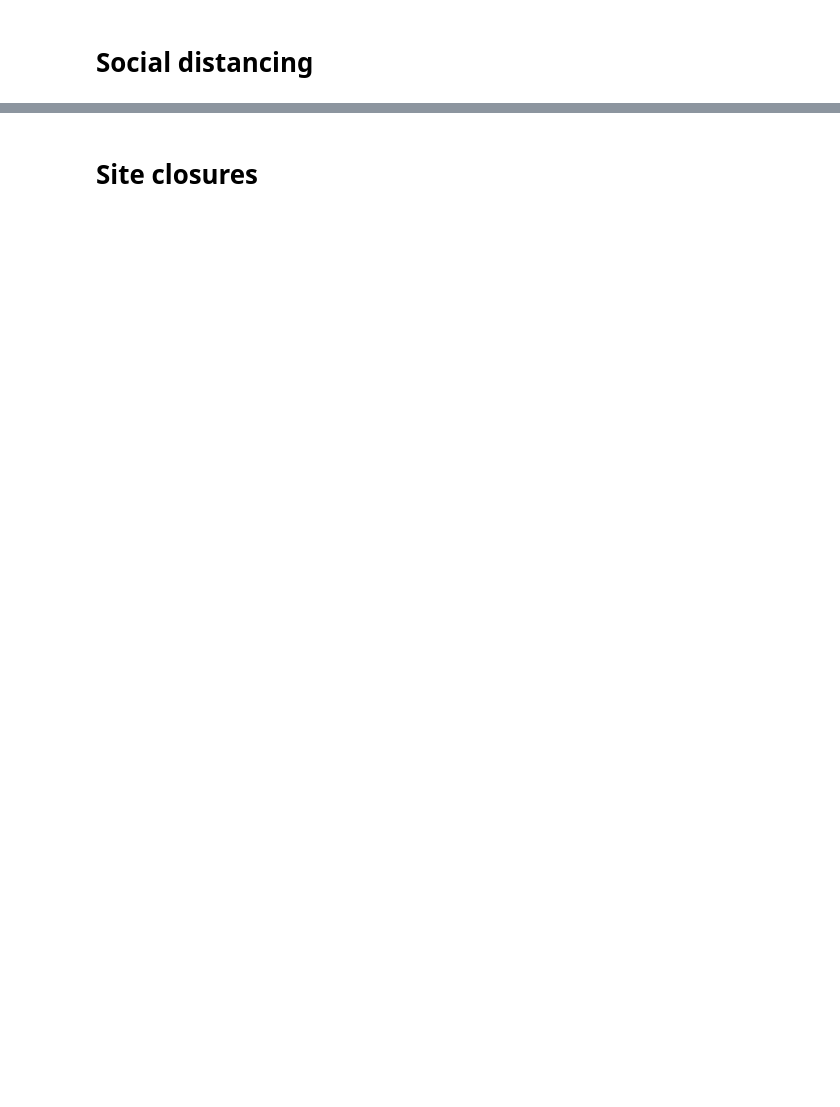
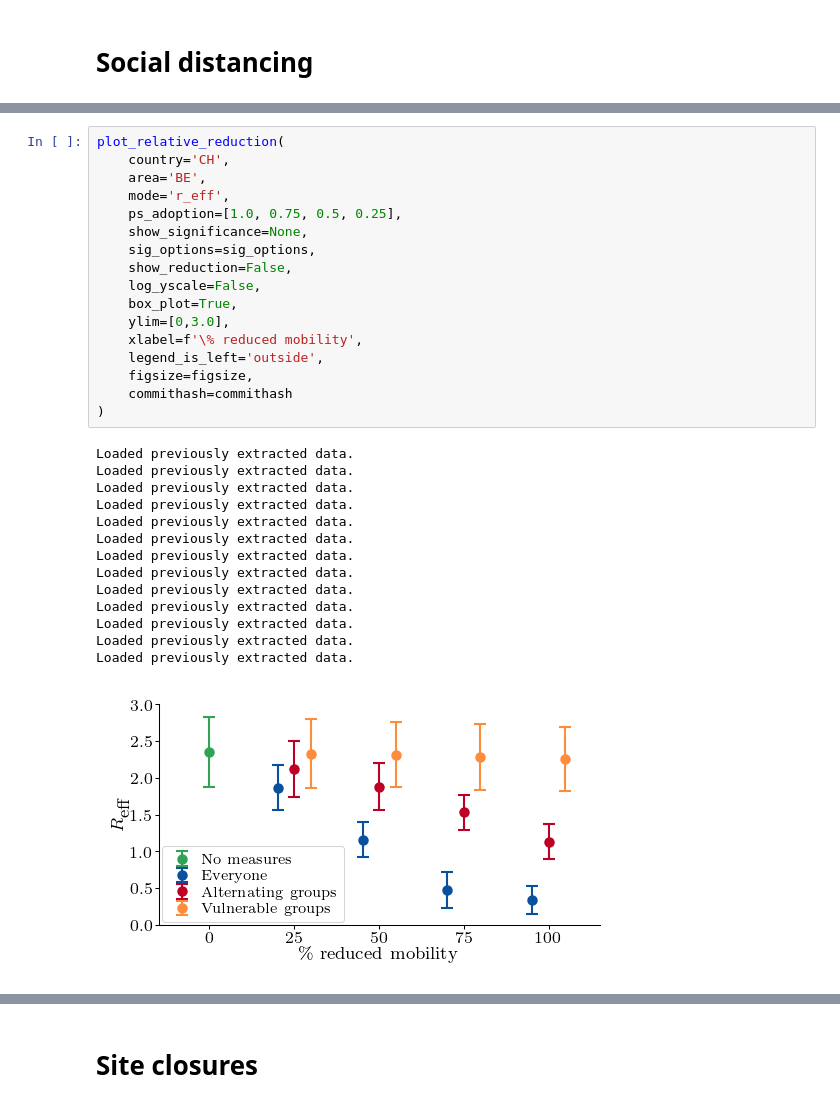
Before and after one commit to covid19-model/simulator, a Jupyter notebook: sim/sim-plot-ACM.ipynb, the cells around one changed output, grey strips where cells are left out. Drawn from its saved outputs; the diff is of its cells as text; blank space fills up the shorter version.

```diff
--- a/sim/sim-plot-ACM.ipynb
+++ b/sim/sim-plot-ACM.ipynb
@@ -178 +174,33 @@ Loaded previously extracted data.
+# %%
+plot_relative_reduction(
+    country='CH',
+    area='BE',
+    mode='r_eff',
+    ps_adoption=[1.0, 0.75, 0.5, 0.25],
+    show_significance=None,
+    sig_options=sig_options,
+    show_reduction=False,
+    log_yscale=False,
+    box_plot=True,
+    ylim=[0,3.0],
+    xlabel=f'\% reduced mobility',
+    legend_is_left='outside',
+    figsize=figsize,
+    commithash=commithash
+)
+# %% [output]
+Loaded previously extracted data.
+Loaded previously extracted data.
+Loaded previously extracted data.
+Loaded previously extracted data.
+Loaded previously extracted data.
+Loaded previously extracted data.
+Loaded previously extracted data.
+Loaded previously extracted data.
+Loaded previously extracted data.
+Loaded previously extracted data.
+Loaded previously extracted data.
+Loaded previously extracted data.
+Loaded previously extracted data.
+[figure, added]
 # %%
```
Also changed, not shown: parts of 12 cells of this notebook, 1 other file.
